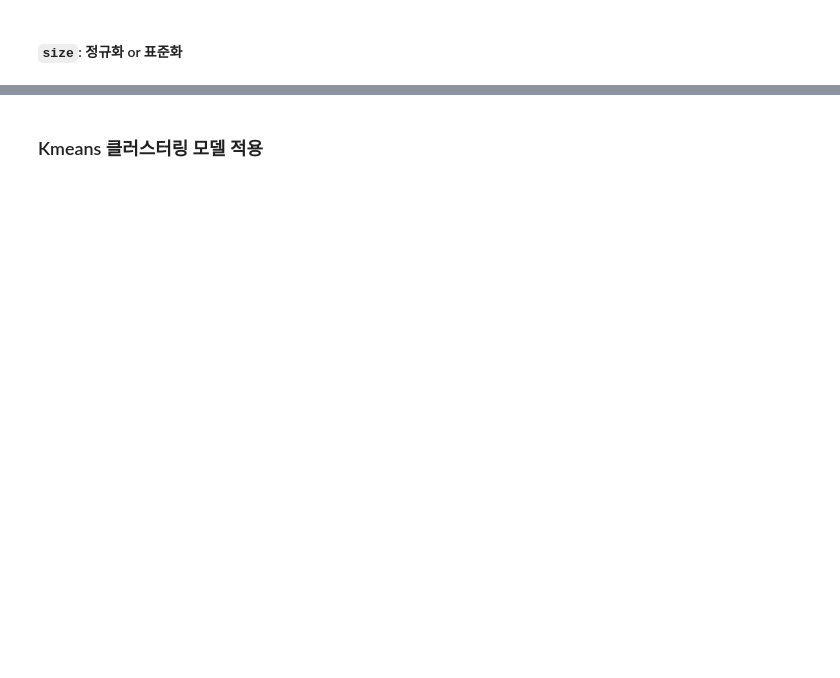
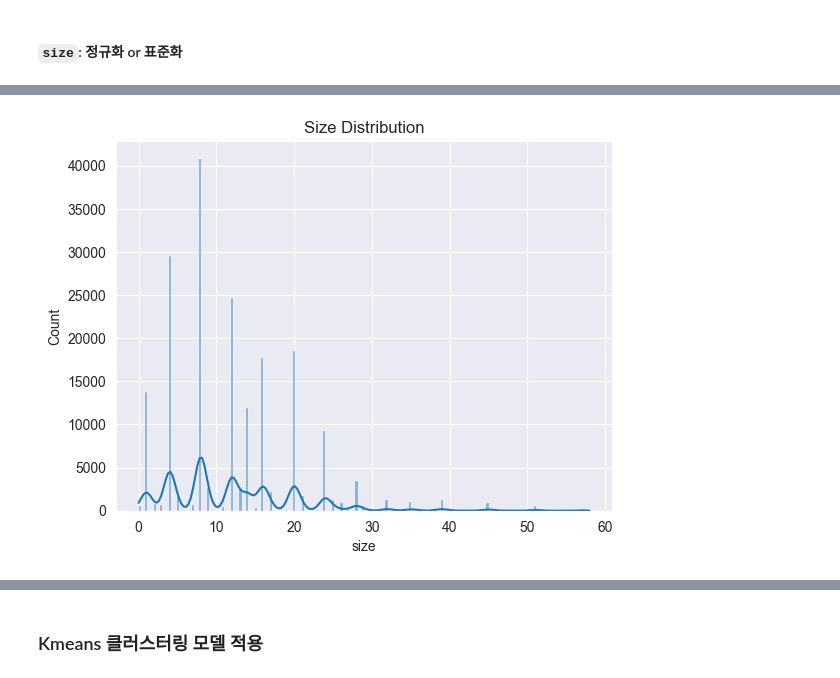
Before and after one commit to kimyelin0506/Toy3_AI, a Jupyter notebook: moon/test3.ipynb, the cells around one changed output, grey strips where cells are left out. Cells and saved outputs as stored; diff of their text form; code cells hidden in the pictures; blank space fills up the shorter version.

```diff
--- a/moon/test3.ipynb
+++ b/moon/test3.ipynb
@@ -222,7 +314,9 @@ data.head()
 # %%
-# sns.histplot(df['size'], kde=True)
-# plt.title('Size Distribution')
-# plt.show()
+sns.histplot(df['size'], kde=True)
+plt.title('Size Distribution')
+plt.show()
+# %% [output]
+[figure, added]
 # %%
 data.isnull().sum()
 # %% [output]
```
Also changed, not shown: parts of 22 cells of this notebook, 1 other file.
